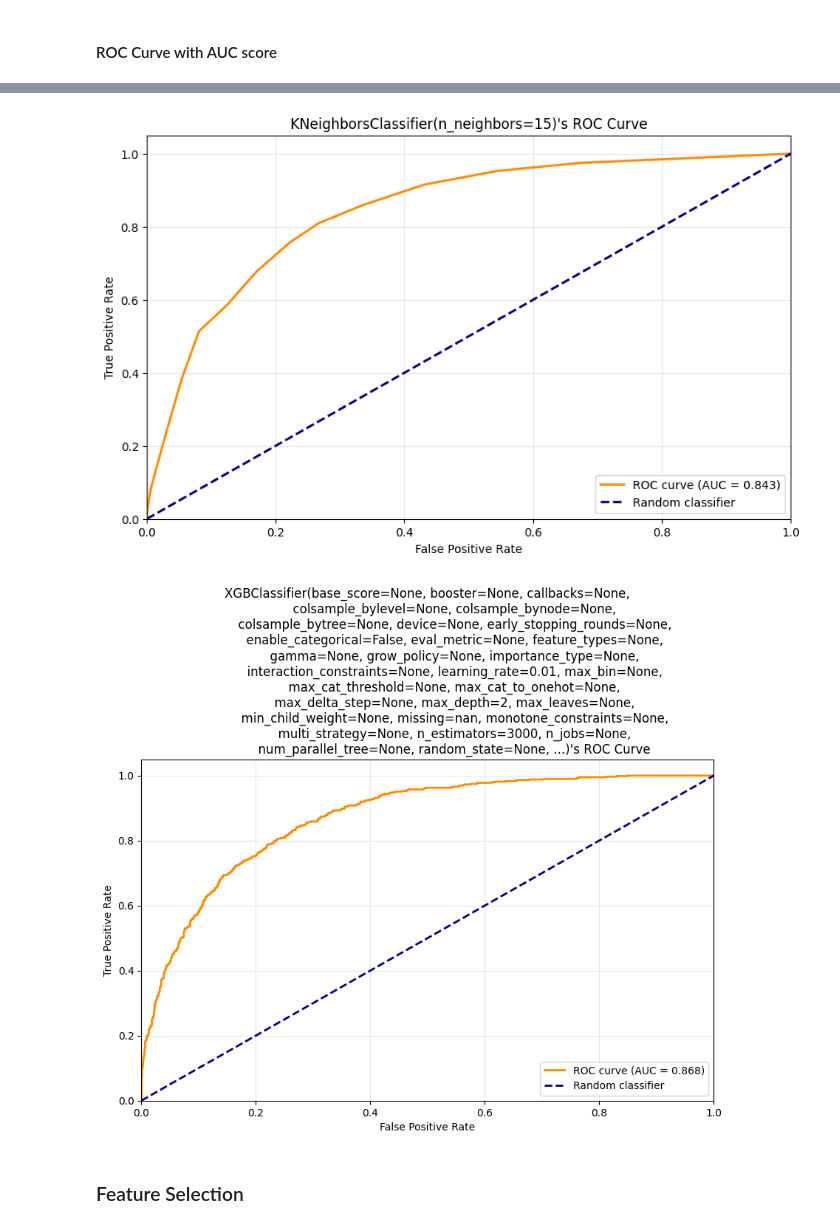
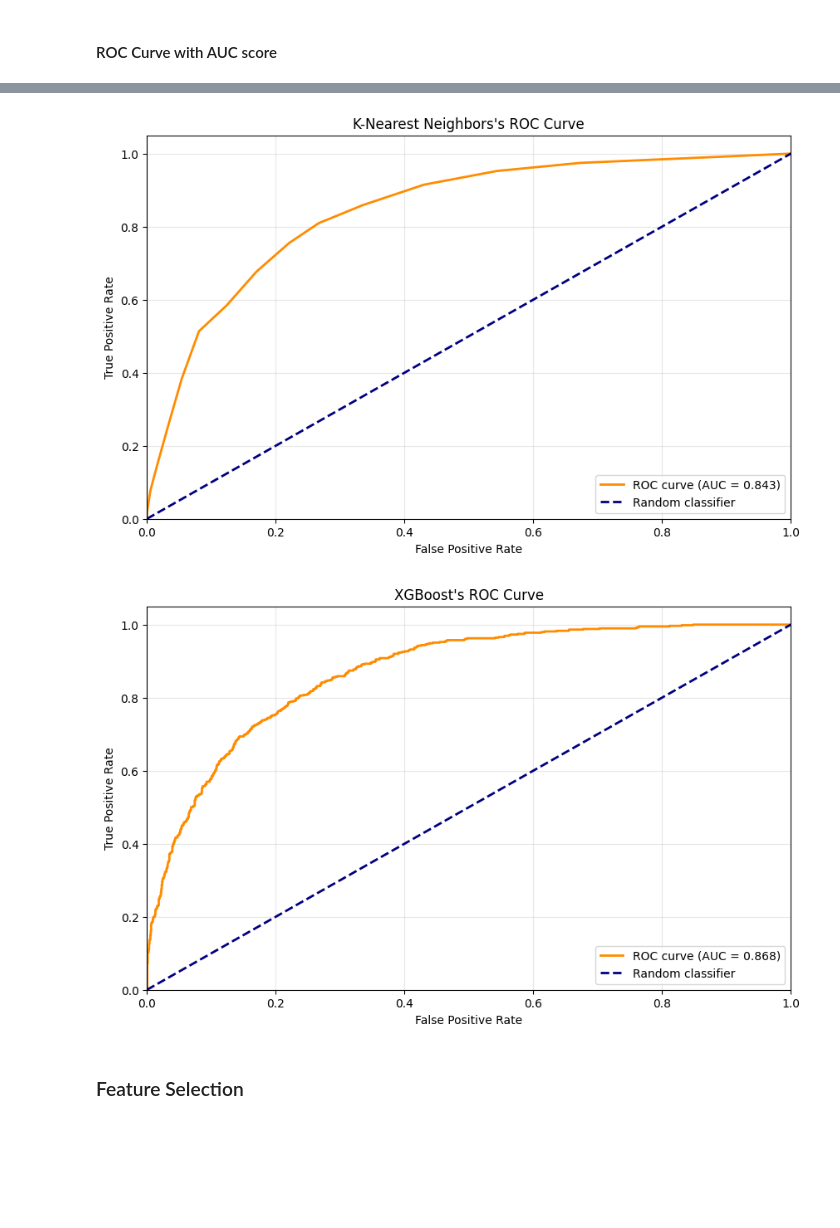
Before and after one commit to kaiserliche/Telco_Customer_Churn, a Jupyter notebook: analysis/modelling.ipynb, the cells around one changed output, grey strips where cells are left out. Saved outputs shown, nothing was run; the diff lists cells and outputs as text; code cells hidden in the pictures; blank space fills up the shorter version.

```diff
--- a/analysis/modelling.ipynb
+++ b/analysis/modelling.ipynb
@@ -391,5 +391,5 @@ for name, model in models.items():
 for name, model in models.items():
     if name == "Support Vector Classifier":
         continue
-    roc_score = plotting.plot_roc_curve(model,X_test,y_test,title=f"{model}'s ROC Curve")
+    roc_score = plotting.plot_roc_curve(model,X_test,y_test,title=f"{name}'s ROC Curve")
 # %% [output]
@@ -398,5 +398,5 @@ for name, model in models.items():
-[figure, old version]
+[figure, new version]
-[figure, old version]
+[figure, new version]
 # %% [markdown]
 ### Feature Selection
 # %% [markdown]
```
Also changed, not shown: parts of 6 cells of this notebook, 1 other file.
